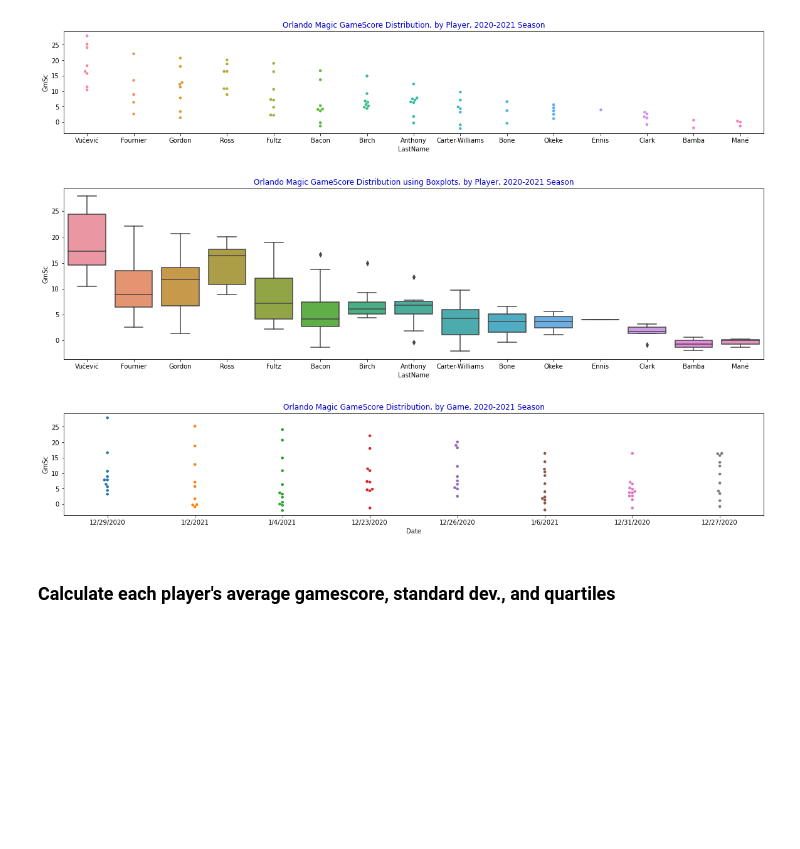
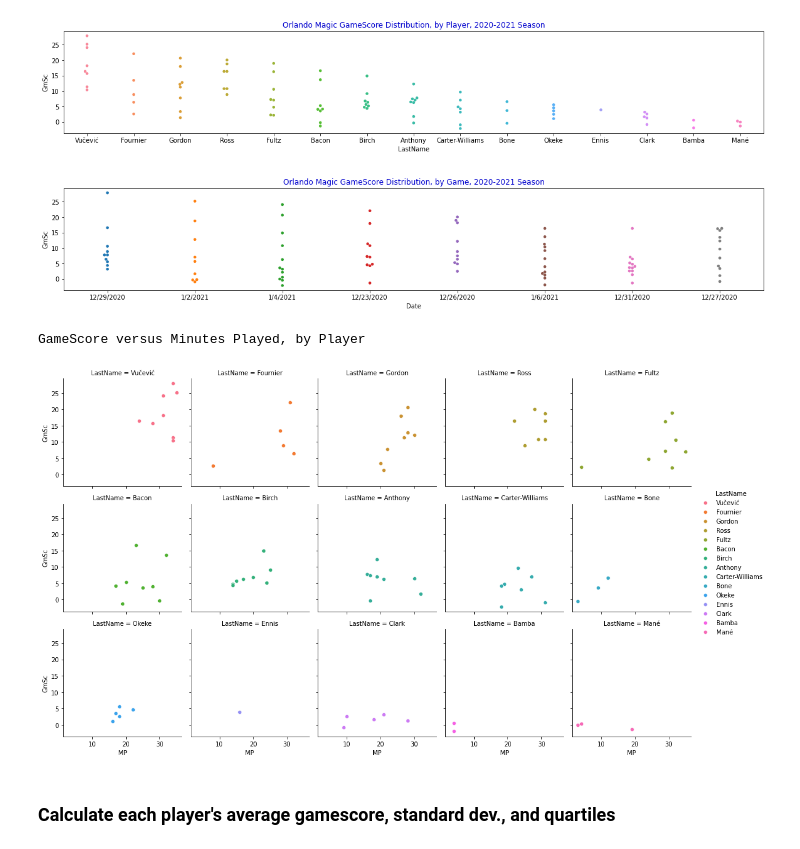
Before and after one commit to adrianjaymayer/Orlando-Magic-GameScore-Stats-and-Graphics-2020_21-Season, a Jupyter notebook: Scripts/Magic2.ipynb, the cells around one changed output. Saved outputs shown, nothing was run; the diff lists cells and outputs as text; code cells hidden in the pictures; blank space fills up the shorter version.

Commit message:
Update Magic2.ipynb
Added a facet grid

```diff
--- a/Scripts/Magic2.ipynb
+++ b/Scripts/Magic2.ipynb
@@ -43,13 +44,6 @@ plt.title("Orlando Magic GameScore Distribution, by Player, 2020-2021 Season", c
 plt.show()
 # %% [output]
 [figure]
-# %%
-plt.figure(figsize=(20,5))
-sns.boxplot(x="LastName", y="GmSc", data=magic)
-plt.title("Orlando Magic GameScore Distribution using Boxplots, by Player, 2020-2021 Season", color='mediumblue')
-plt.show()
-# %% [output]
-[figure, removed]
 # %%
 fig, ax = plt.subplots(figsize=(20,3))
 sns.swarmplot(x="Date", y="GmSc", data=magic, ax=ax, s=4.5)
@@ -57,6 +51,15 @@ plt.title("Orlando Magic GameScore Distribution, by Game, 2020-2021 Season", col
 plt.show()
 # %% [output]
 [figure]
+# %%
+grid = sns.FacetGrid(magic, col = 'LastName', hue = 'LastName', col_wrap=5)
+grid.map(sns.scatterplot, 'MP', 'GmSc')
+grid.add_legend()
+print ("\033[1m"+(colored("GameScore versus Minutes Played, by Player", 'blue'))+"\033[0m")
+plt.show()
+# %% [output]
+GameScore versus Minutes Played, by Player
+[figure, added]
 # %% [markdown]
 ### Calculate each player's average gamescore, standard dev., and quartiles
 # %%
```
Also changed, not shown: parts of 1 cell of this notebook.
